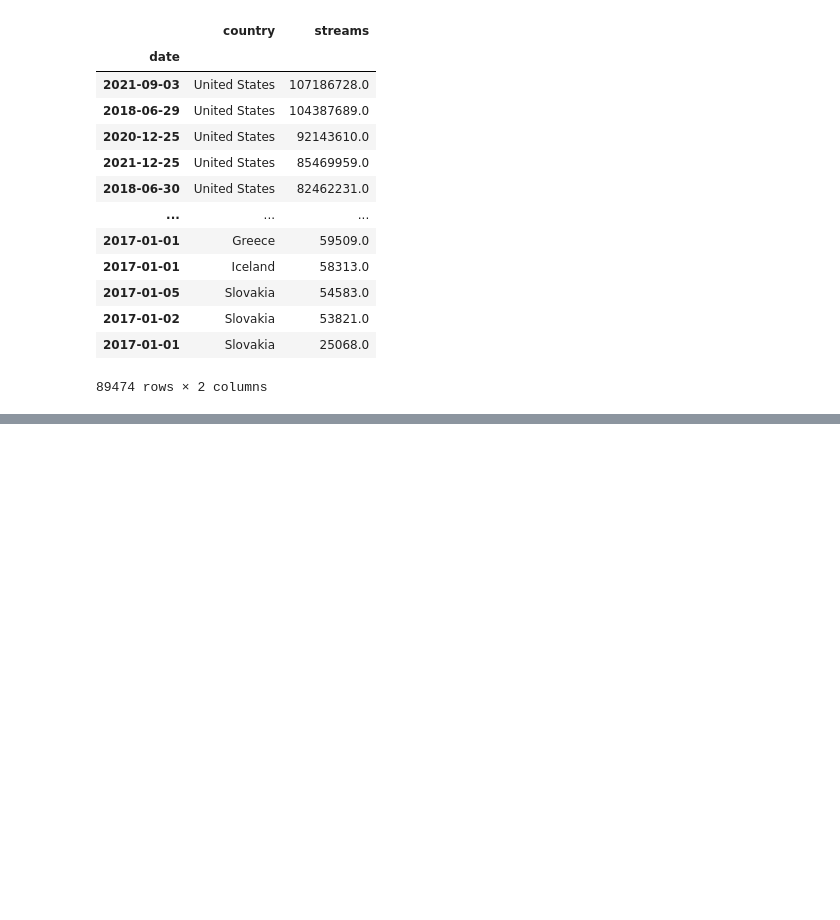
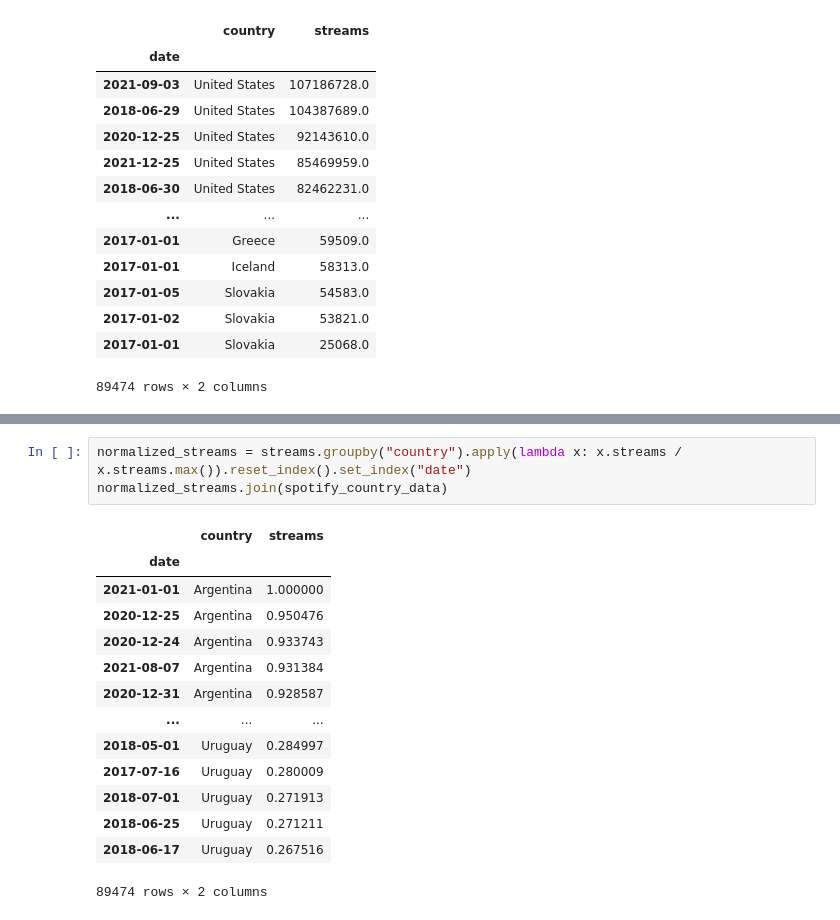
Before and after one commit to Sejmou/exploring-spotify-charts, a Jupyter notebook: data_exploration_and_crawling/merge_and_explore_charts_and_tracks.ipynb, the cells around one changed output, grey strips where cells are left out. Saved outputs shown, nothing was run; the diff lists cells and outputs as text; blank space fills up the shorter version.

```diff
--- a/data_exploration_and_crawling/merge_and_explore_charts_and_tracks.ipynb
+++ b/data_exploration_and_crawling/merge_and_explore_charts_and_tracks.ipynb
@@ -440 +473,19 @@ sns.lineplot(streams[streams.region == "United States"])
+# %%
+normalized_streams = streams.groupby("country").apply(lambda x: x.streams / x.streams.max()).reset_index().set_index("date")
+normalized_streams.join(spotify_country_data)
+# %% [output]
+|  | country | streams |
+| date |  |  |
+| 2021-01-01 | Argentina | 1.000000 |
+| 2020-12-25 | Argentina | 0.950476 |
+| 2020-12-24 | Argentina | 0.933743 |
+| 2021-08-07 | Argentina | 0.931384 |
+| 2020-12-31 | Argentina | 0.928587 |
+| ... | ... | ... |
+| 2018-05-01 | Uruguay | 0.284997 |
+| 2017-07-16 | Uruguay | 0.280009 |
+| 2018-07-01 | Uruguay | 0.271913 |
+| 2018-06-25 | Uruguay | 0.271211 |
+| 2018-06-17 | Uruguay | 0.267516 |
+89474 rows × 2 columns
 # %%
```
Also changed, not shown: parts of 19 cells of this notebook, 12 other files.
